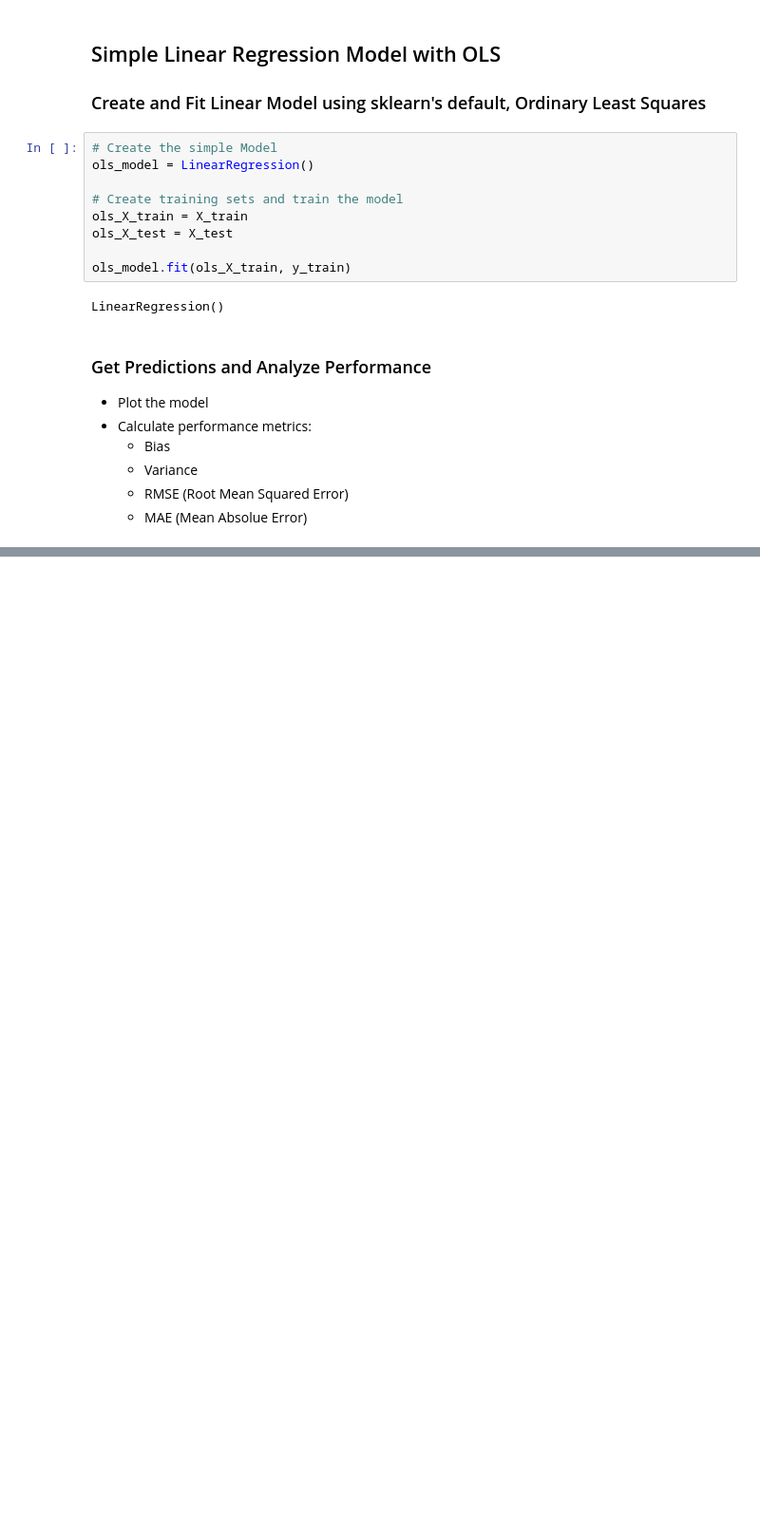
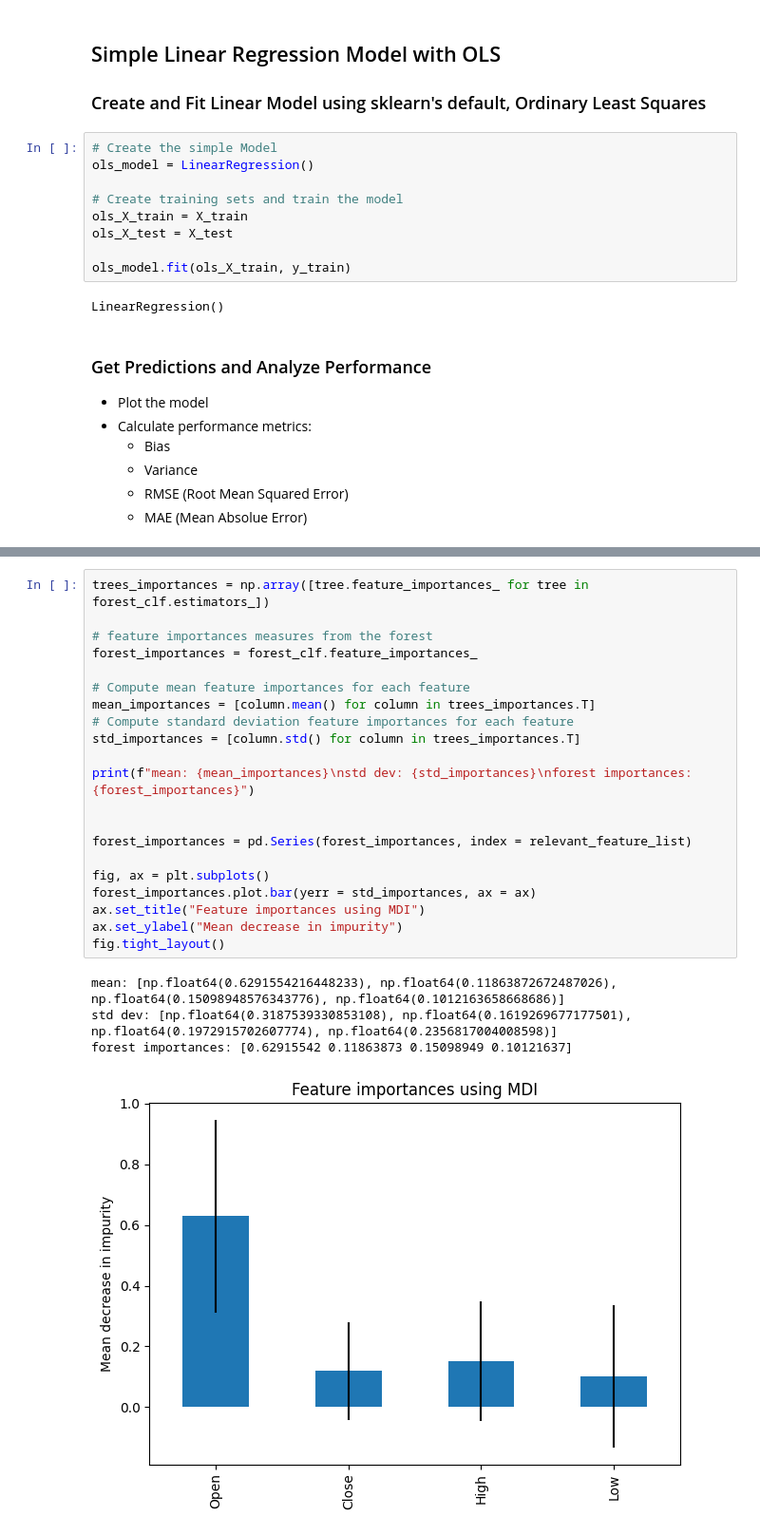
Before and after one commit to shannaw04/ml-stock-predictor, a Jupyter notebook: stock-predictor.ipynb, the cells around one changed output, grey strips where cells are left out. Shown at 95% size. Cells and saved outputs as stored; diff of their text form; blank space fills up the shorter version.

```diff
--- a/stock-predictor.ipynb
+++ b/stock-predictor.ipynb
@@ -533,0 +209,26 @@ Linear Regression with Gradient Descent:
+# %%
+trees_importances = np.array([tree.feature_importances_ for tree in forest_clf.estimators_])
+
+# feature importances measures from the forest
+forest_importances = forest_clf.feature_importances_
+
+# Compute mean feature importances for each feature
+mean_importances = [column.mean() for column in trees_importances.T]
+# Compute standard deviation feature importances for each feature
+std_importances = [column.std() for column in trees_importances.T]
+
+print(f"mean: {mean_importances}\nstd dev: {std_importances}\nforest importances: {forest_importances}")
+
+
+forest_importances = pd.Series(forest_importances, index = relevant_feature_list)
+
+fig, ax = plt.subplots()
+forest_importances.plot.bar(yerr = std_importances, ax = ax)
+ax.set_title("Feature importances using MDI")
+ax.set_ylabel("Mean decrease in impurity")
+fig.tight_layout()
+# %% [output]
+mean: [np.float64(0.6291554216448233), np.float64(0.11863872672487026), np.float64(0.15098948576343776), np.float64(0.1012163658668686)]
+std dev: [np.float64(0.3187539330853108), np.float64(0.1619269677177501), np.float64(0.1972915702607774), np.float64(0.2356817004008598)]
+forest importances: [0.62915542 0.11863873 0.15098949 0.10121637]
+[figure, added]
```
Also changed, not shown: parts of 22 cells of this notebook.
